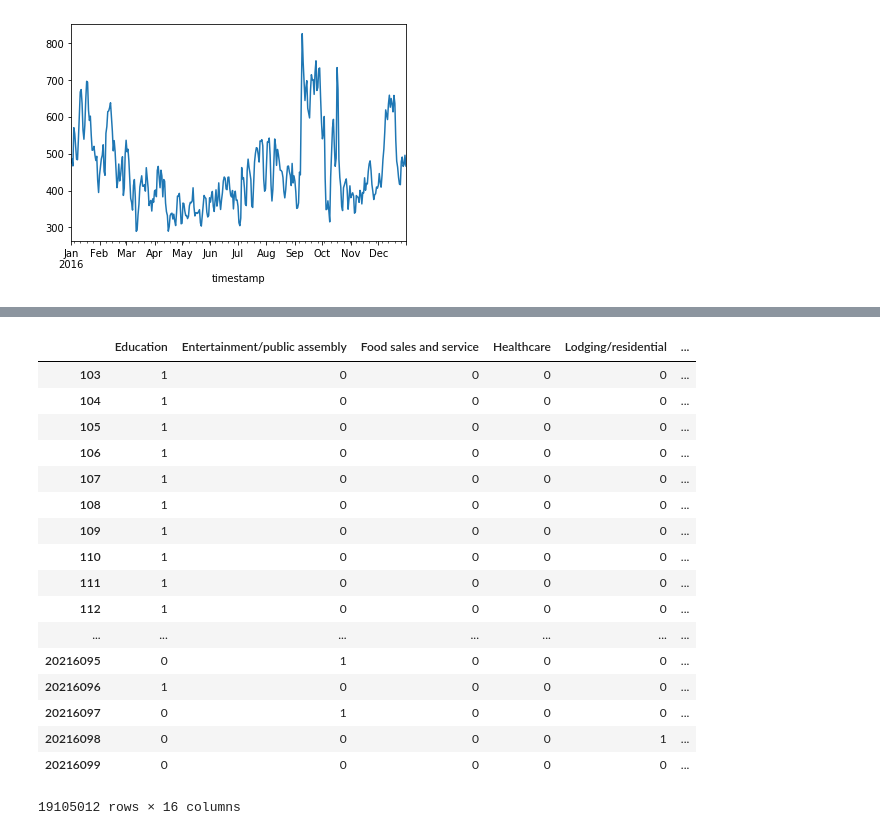
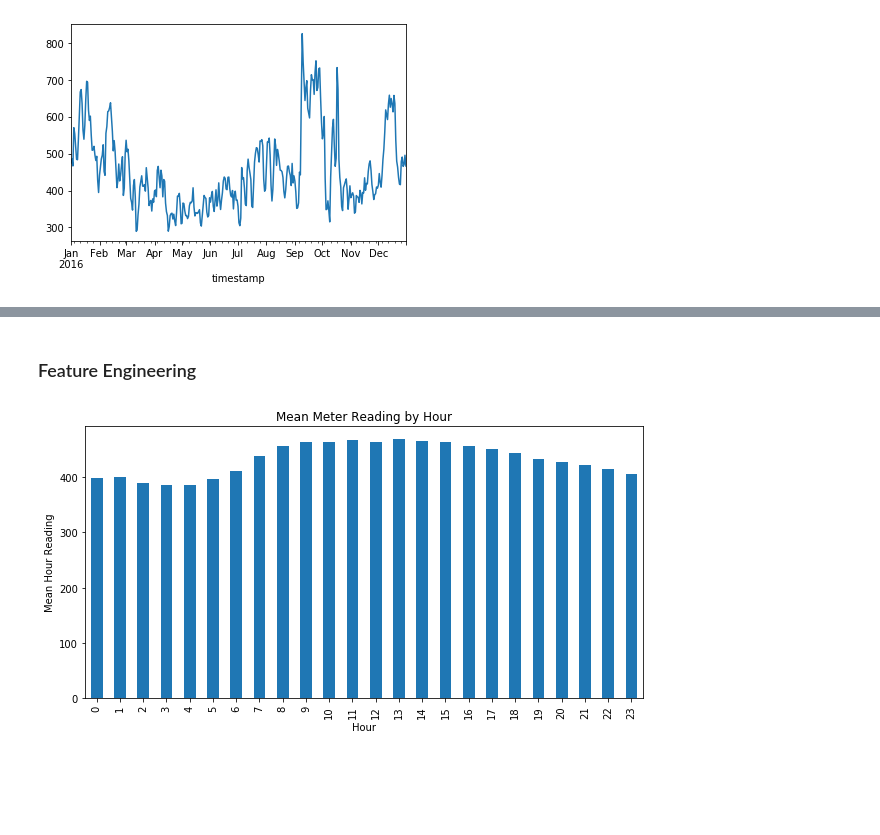
Before and after one commit to Hedrick9/ASHRAE_Energy-Predictor, a Jupyter notebook: dks_notebook.ipynb, the cells around one changed output, grey strips where cells are left out. Drawn from its saved outputs; the diff is of its cells as text; code cells hidden in the pictures; blank space fills up the shorter version.

Commit message:
a bit of feature engineering and graphing

```diff
--- a/dks_notebook.ipynb
+++ b/dks_notebook.ipynb
@@ -117,22 +116,14 @@ train.set_index('timestamp').resample('D')['meter_reading'].mean().plot()
 [figure]
-# %%
-pd.get_dummies(train['primary_use'])
-# %% [output]
-|  | Education | Entertainment/public assembly | Food sales and service | Healthcare | Lodging/residential | ... |
-| 103 | 1 | 0 | 0 | 0 | 0 | ... |
-| 104 | 1 | 0 | 0 | 0 | 0 | ... |
-| 105 | 1 | 0 | 0 | 0 | 0 | ... |
-| 106 | 1 | 0 | 0 | 0 | 0 | ... |
-| 107 | 1 | 0 | 0 | 0 | 0 | ... |
-| 108 | 1 | 0 | 0 | 0 | 0 | ... |
-| 109 | 1 | 0 | 0 | 0 | 0 | ... |
-| 110 | 1 | 0 | 0 | 0 | 0 | ... |
-| 111 | 1 | 0 | 0 | 0 | 0 | ... |
-| 112 | 1 | 0 | 0 | 0 | 0 | ... |
-| ... | ... | ... | ... | ... | ... | ... |
-| 20216095 | 0 | 1 | 0 | 0 | 0 | ... |
-| 20216096 | 1 | 0 | 0 | 0 | 0 | ... |
-| 20216097 | 0 | 1 | 0 | 0 | 0 | ... |
-| 20216098 | 0 | 0 | 0 | 0 | 1 | ... |
-| 20216099 | 0 | 0 | 0 | 0 | 0 | ... |
-19105012 rows × 16 columns
+# %% [markdown]
+### Feature Engineering
+# %%
+train['Hour'] = train.timestamp.dt.hour
+train['Day'] = train.timestamp.dt.day
+train['DOW'] = train.timestamp.dt.weekday
+train['Day_Name'] = train.timestamp.dt.day_name()
+# %%
+train.groupby('Hour')['meter_reading'].mean().head(24).plot(kind='bar', figsize=(10,5))
+plt.ylabel('Mean Hour Reading')
+plt.title('Mean Meter Reading by Hour');
+# %% [output]
+[figure, added]
```
Also changed, not shown: parts of 2 cells of this notebook.
